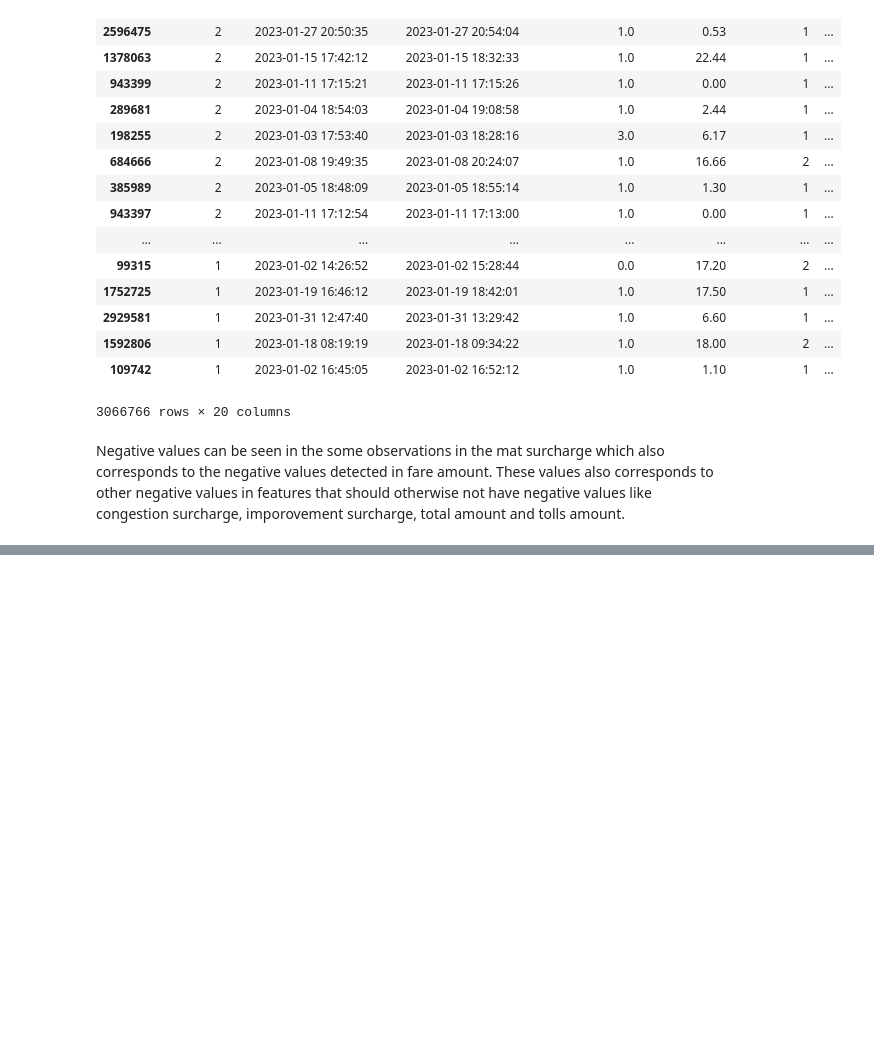
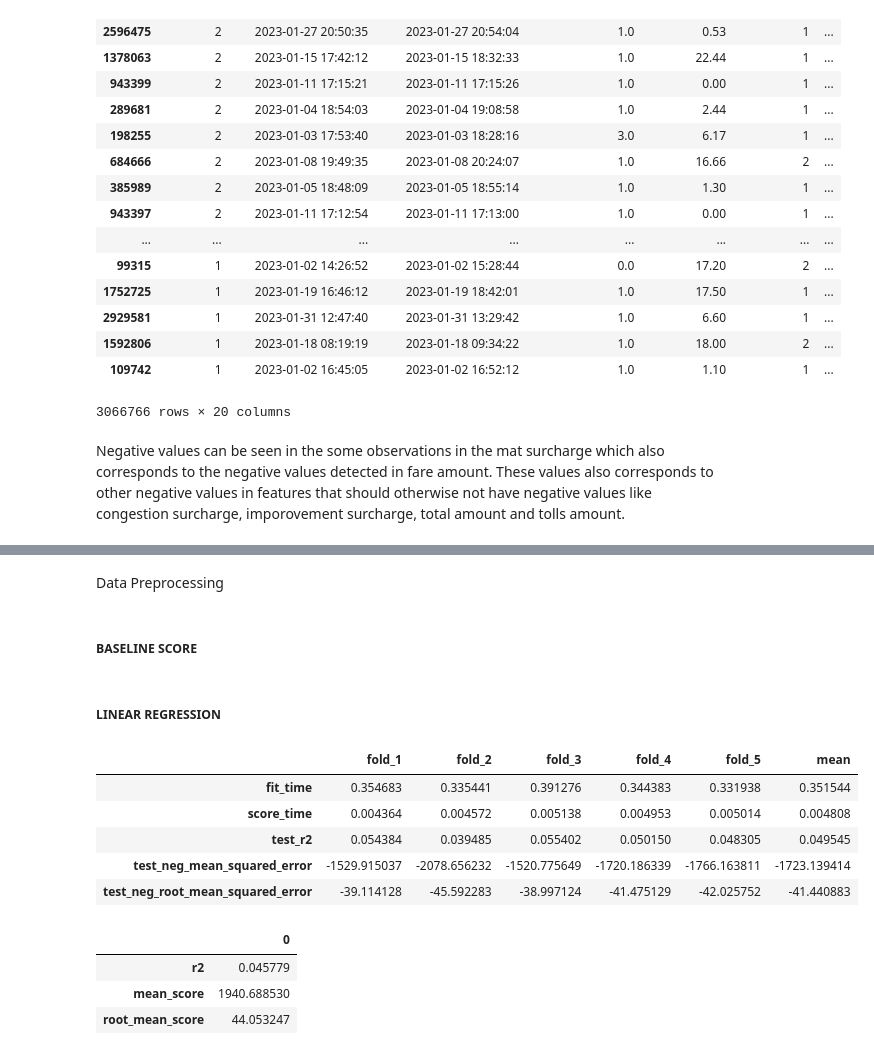
Before and after one commit to Justice-stack/Taxi-Trip-Duration-Prediction-App, a Jupyter notebook: notebooks/model-prototype.ipynb, the cells around one changed output, grey strips where cells are left out. Cells and saved outputs as stored; diff of their text form; code cells hidden in the pictures; blank space fills up the shorter version.

```diff
--- a/notebooks/model-prototype.ipynb
+++ b/notebooks/model-prototype.ipynb
@@ -606,0 +555,2 @@ rg_pred_score.head()
+# %% [markdown]
+Data Preprocessing
@@ -606,0 +565,4 @@ rg_pred_score.head()
+# %% [markdown]
+##### BASELINE SCORE
+# %% [markdown]
+##### LINEAR REGRESSION
@@ -606,0 +573,16 @@ rg_pred_score.head()
+# %%
+lr_cv_scores.head(6)
+# %% [output]
+|  | fold_1 | fold_2 | fold_3 | fold_4 | fold_5 | mean |
+| fit_time | 0.354683 | 0.335441 | 0.391276 | 0.344383 | 0.331938 | 0.351544 |
+| score_time | 0.004364 | 0.004572 | 0.005138 | 0.004953 | 0.005014 | 0.004808 |
+| test_r2 | 0.054384 | 0.039485 | 0.055402 | 0.050150 | 0.048305 | 0.049545 |
+| test_neg_mean_squared_error | -1529.915037 | -2078.656232 | -1520.775649 | -1720.186339 | -1766.163811 | -1723.139414 |
+| test_neg_root_mean_squared_error | -39.114128 | -45.592283 | -38.997124 | -41.475129 | -42.025752 | -41.440883 |
+# %%
+lr_pred_score.head()
+# %% [output]
+|  | 0 |
+| r2 | 0.045779 |
+| mean_score | 1940.688530 |
+| root_mean_score | 44.053247 |
```
Also changed, not shown: parts of 36 cells of this notebook.
